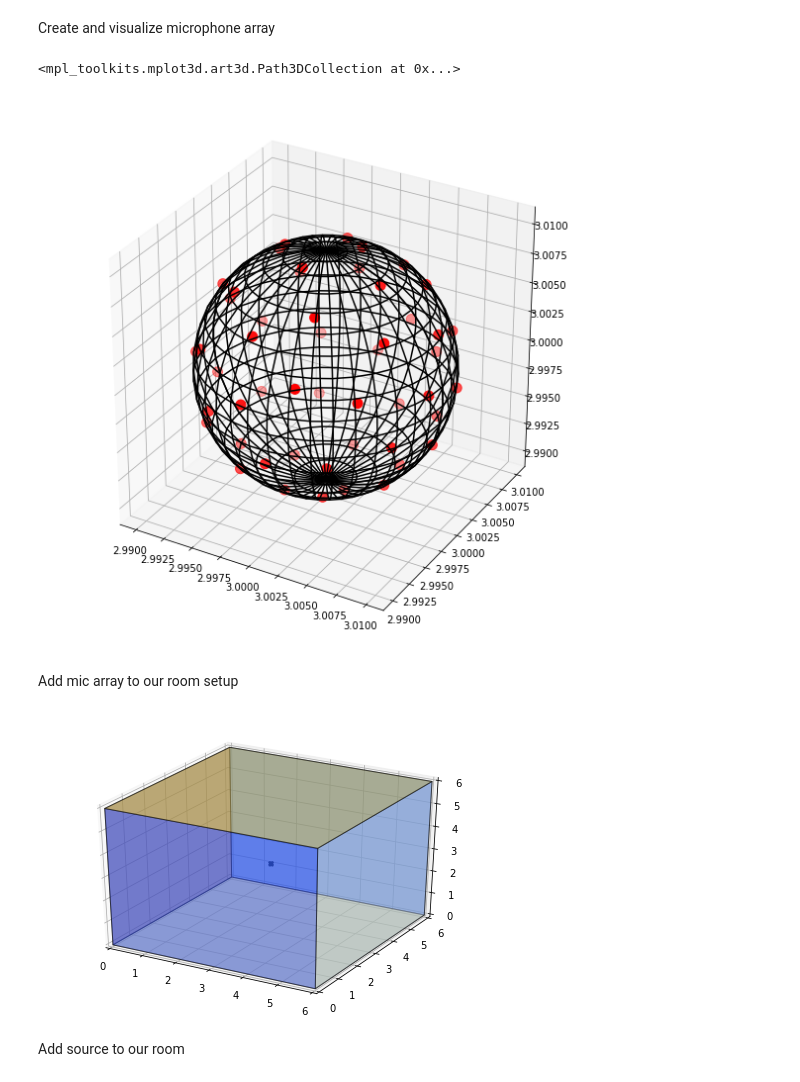
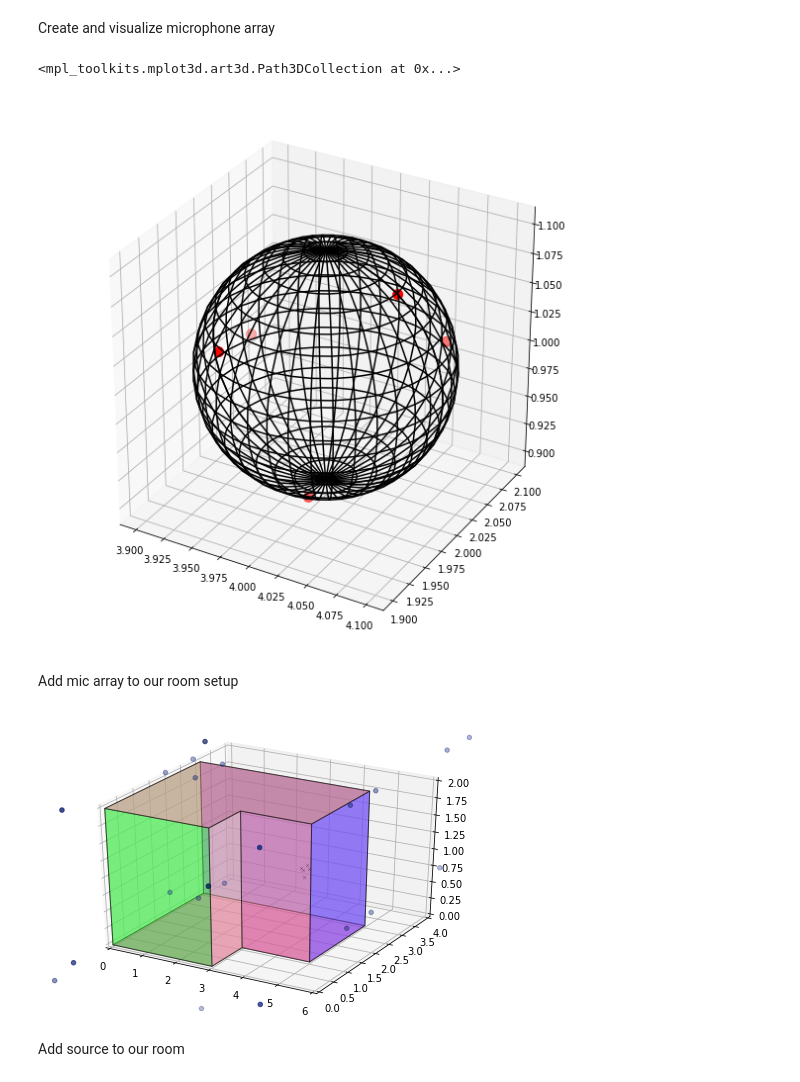
Before and after one commit to Belbaraka/alexa, a Jupyter notebook: modules/srp_phat/srp_phat.ipynb, the cells around one changed output. Saved outputs shown, nothing was run; the diff lists cells and outputs as text; code cells hidden in the pictures.

```diff
--- a/modules/srp_phat/srp_phat.ipynb
+++ b/modules/srp_phat/srp_phat.ipynb
@@ -52,0 +56,10 @@ ax.set_zlim([0, 6]);
+# %%
+# Create a 3D L-Shaped room
+corners = np.array([[0, 0], [0, 3], [5, 3], [5, 1], [3, 1], [3, 0]]).T # [x, y]
+room = pra.Room.from_corners(corners, fs=fs, max_order= 4, absorption=0.2)
+room.extrude(2.)
+# Visualize setup
+fig, ax = room.plot()
+ax.set_xlim([0, 6])
+ax.set_ylim([0, 5])
+ax.set_zlim([0, 2.5]);
@@ -57,3 +70,6 @@ points = sphere_micsArray(50, room_dim)
+# %%
+radius = 0.1
+points = sphere_micsArray(5, [4*2, 2*2, 2*1], radius=radius)
 # %%
 #Visualize what our mic array looks like
 phi = np.linspace(0, np.pi, 20)
@@ -64,17 +80,18 @@ y = np.outer(np.sin(theta), np.sin(phi))
 z = np.outer(np.cos(theta), np.ones_like(phi))
 
 norm = np.sqrt(x**2 + y**2 + z**2)
-x /= 100*norm
-y /= 100*norm
-z /= 100*norm
+x /= (1/radius)*norm
+y /= (1/radius)*norm
+z /= (1/radius)*norm
 
 fig, ax = plt.subplots(1, 1, subplot_kw={'projection':'3d', 'aspect':'equal'})
 fig.set_size_inches(10,10,10)
-ax.plot_wireframe(x + room_dim[0]/2, y + room_dim[1]/2, z + room_dim[2]/2, color='k', rstride=1, cstride=1)
+#ax.plot_wireframe(x + room_dim[0]/2, y + room_dim[1]/2, z + room_dim[2]/2, color='k', rstride=1, cstride=1)
+ax.plot_wireframe(x + 4, y + 2, z + 1, color='k', rstride=1, cstride=1)
 ax.scatter(points[:,0], points[:,1], points[:,2], s=100, c='r', zorder=10)
 # %% [output]
 <mpl_toolkits.mplot3d.art3d.Path3DCollection at 0x...>
-[figure, old version]
+[figure, new version]
 # %% [markdown]
 Add mic array to our room setup
 # %%
@@ -85,10 +102,10 @@ room.add_microphone_array(mic_array)
 # %%
 fig, ax = room.plot()
 ax.set_xlim([0, 6])
-ax.set_ylim([0, 6])
-ax.set_zlim([0, 6]);
+ax.set_ylim([0, 4])
+ax.set_zlim([0, 2]);
 # %% [output]
-[figure, old version]
+[figure, new version]
 # %% [markdown]
 Add source to our room
 # %%
```
Also changed, not shown: parts of 13 cells of this notebook, 3 other files.
